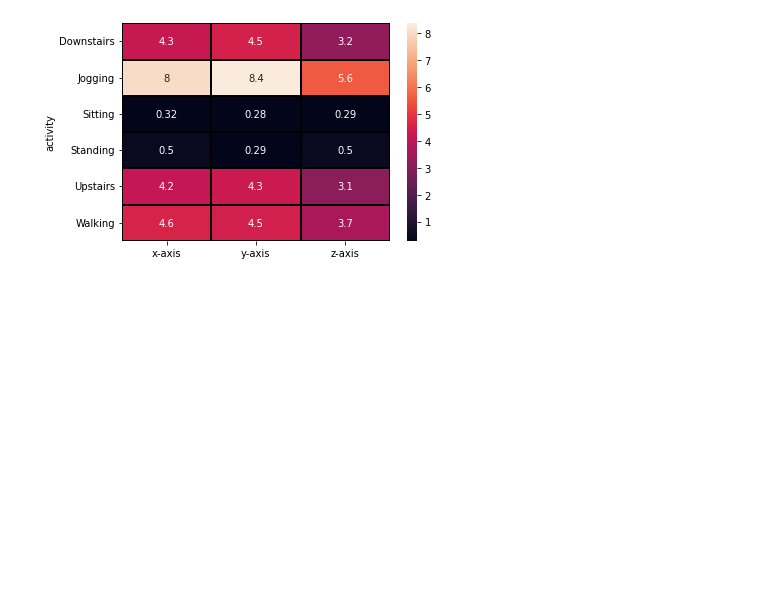
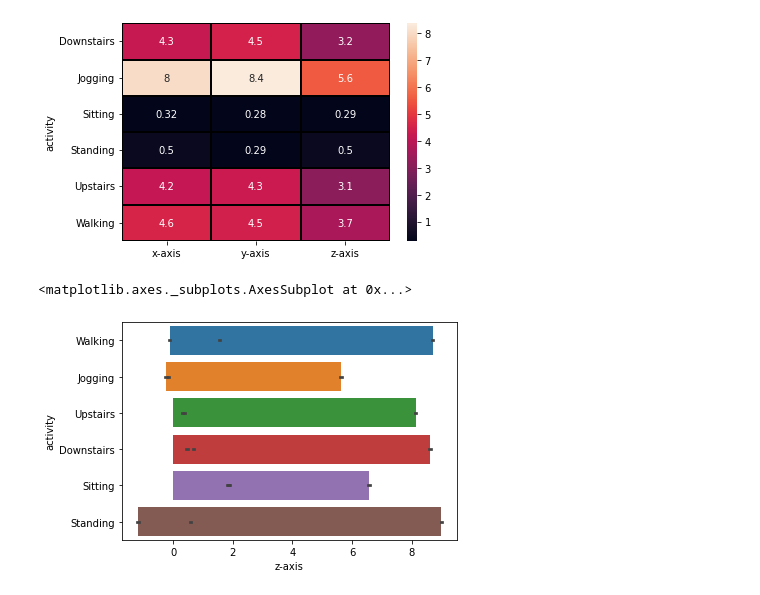
Before and after one commit to emranffl/human-activity-recognition, a Jupyter notebook: human_activity_recognition.ipynb, the cells around one changed output. Cells and saved outputs as stored; diff of their text form; code cells hidden in the pictures; blank space fills up the shorter version.

```diff
--- a/human_activity_recognition.ipynb
+++ b/human_activity_recognition.ipynb
@@ -180,3 +245,10 @@ sns.heatmap(stats_full_mean_std,
 plt.show()
 # %% [output]
 [figure]
+# %%
+sns.barplot(x='x-axis', y='activity',data=df)
+sns.barplot(x='y-axis', y='activity',data=df)
+sns.barplot(x='z-axis', y='activity',data=df)
+# %% [output]
+<matplotlib.axes._subplots.AxesSubplot at 0x...>
+[figure, added]
```
Also changed, not shown: parts of 29 cells of this notebook.
